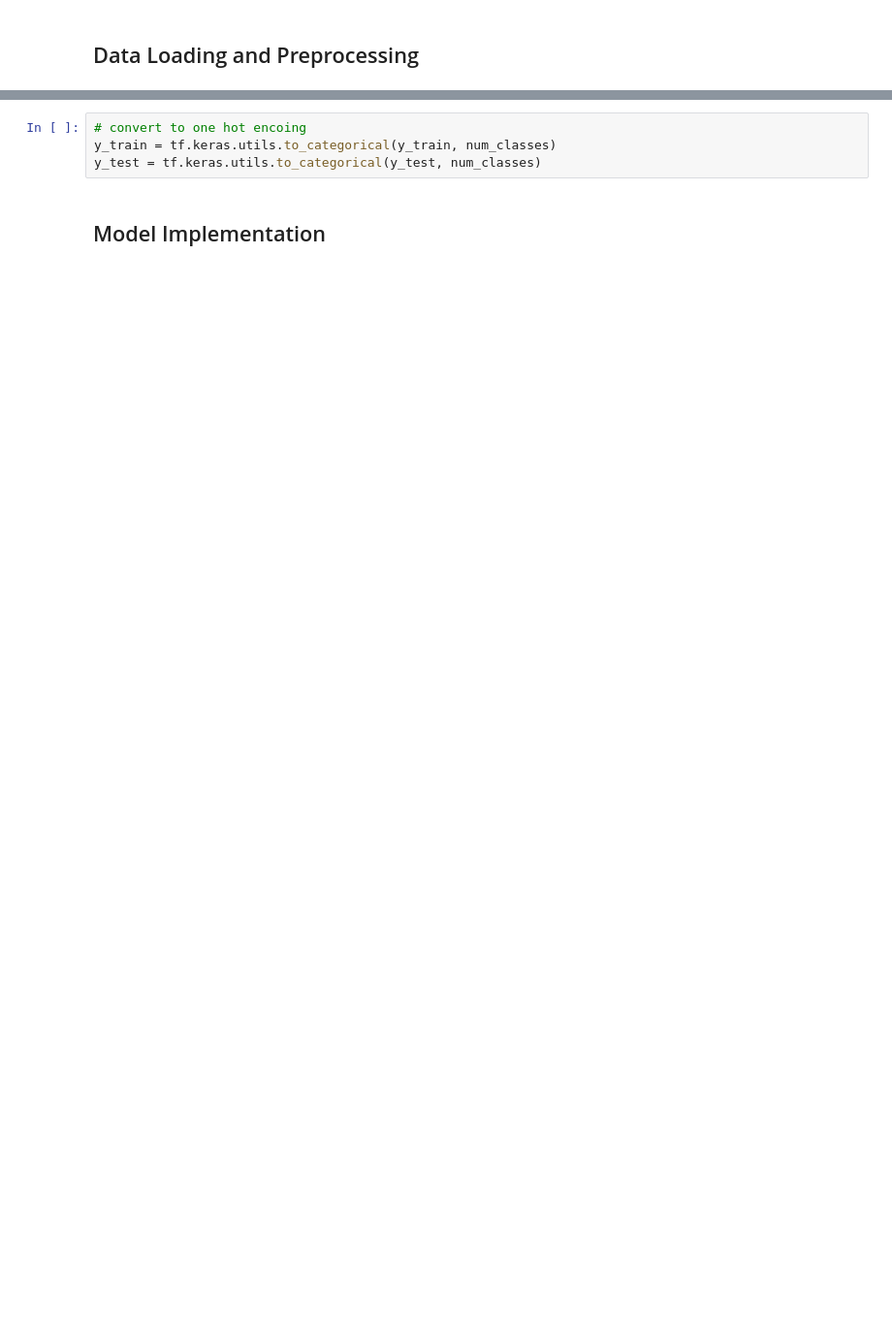
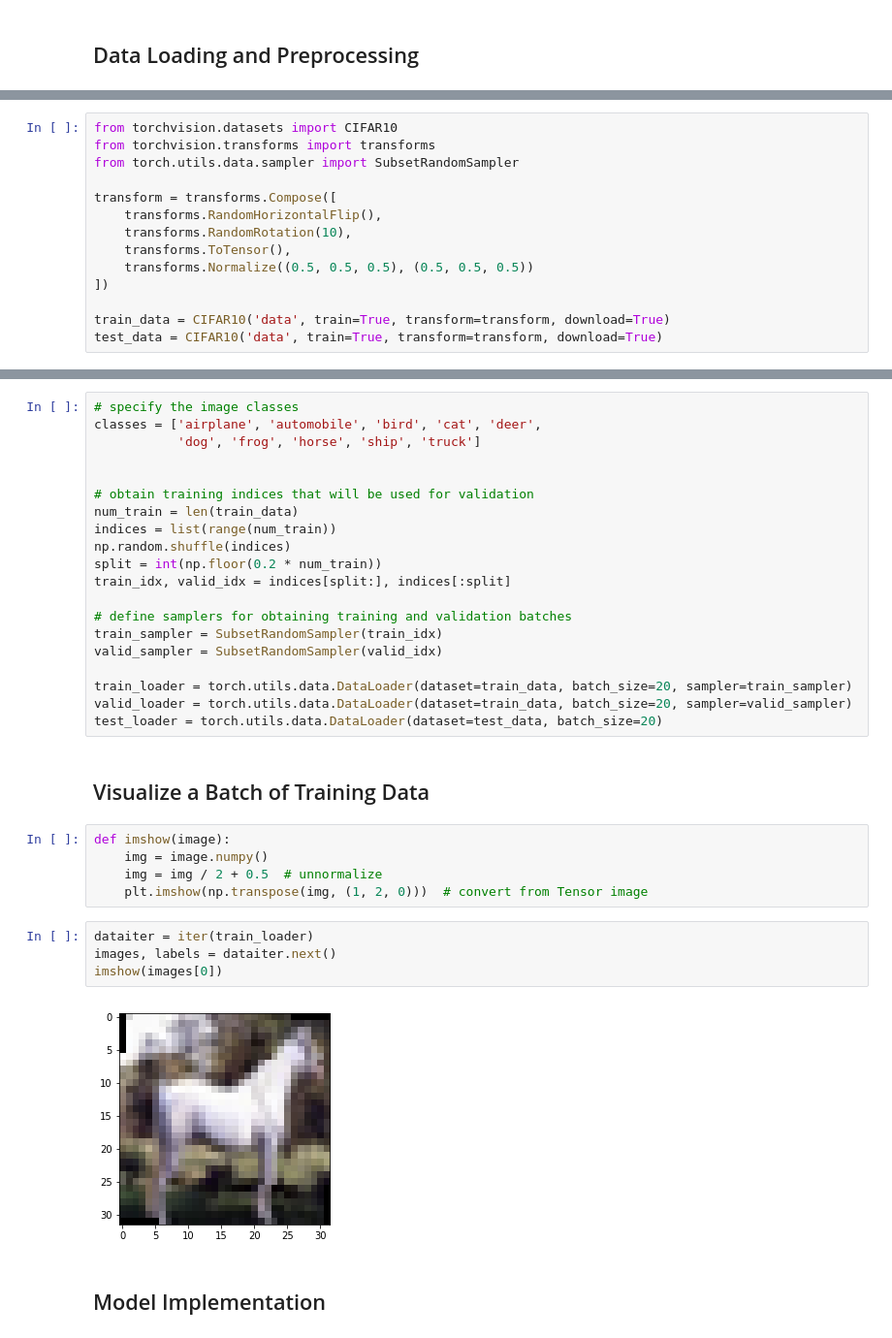
Before and after one commit to deepanshut041/Deep-Learning-Papers, a Jupyter notebook: CNN Models/Alexnet/alexnet.ipynb, the cells around one changed output, grey strips where cells are left out. Shown at 97% size. Cells and saved outputs as stored; diff of their text form; blank space fills up the shorter version.

```diff
--- a/CNN Models/Alexnet/alexnet.ipynb
+++ b/CNN Models/Alexnet/alexnet.ipynb
@@ -33,0 +40,14 @@ from tensorflow.keras.datasets import cifar10
+# %%
+from torchvision.datasets import CIFAR10
+from torchvision.transforms import transforms
+from torch.utils.data.sampler import SubsetRandomSampler
+
+transform = transforms.Compose([
+    transforms.RandomHorizontalFlip(),
+    transforms.RandomRotation(10),
+    transforms.ToTensor(),
+    transforms.Normalize((0.5, 0.5, 0.5), (0.5, 0.5, 0.5))
+])
+
+train_data = CIFAR10('data', train=True, transform=transform, download=True)
+test_data = CIFAR10('data', train=True, transform=transform, download=True)
@@ -44,7 +67,36 @@ Image data shape = (32, 32, 3)
 Number of classes = 10
-# %%
-# convert to one hot encoing
-y_train = tf.keras.utils.to_categorical(y_train, num_classes)
-y_test = tf.keras.utils.to_categorical(y_test, num_classes)
+# %%
+# specify the image classes
+classes = ['airplane', 'automobile', 'bird', 'cat', 'deer',
+           'dog', 'frog', 'horse', 'ship', 'truck']
+
+
+# obtain training indices that will be used for validation
+num_train = len(train_data)
+indices = list(range(num_train))
+np.random.shuffle(indices)
+split = int(np.floor(0.2 * num_train))
+train_idx, valid_idx = indices[split:], indices[:split]
+
+# define samplers for obtaining training and validation batches
+train_sampler = SubsetRandomSampler(train_idx)
+valid_sampler = SubsetRandomSampler(valid_idx)
+
+train_loader = torch.utils.data.DataLoader(dataset=train_data, batch_size=20, sampler=train_sampler)
+valid_loader = torch.utils.data.DataLoader(dataset=train_data, batch_size=20, sampler=valid_sampler)
+test_loader = torch.utils.data.DataLoader(dataset=test_data, batch_size=20)
+# %% [markdown]
+## Visualize a Batch of Training Data
+# %%
+def imshow(image):
+    img = image.numpy()
+    img = img / 2 + 0.5  # unnormalize
+    plt.imshow(np.transpose(img, (1, 2, 0)))  # convert from Tensor image
+# %%
+dataiter = iter(train_loader)
+images, labels = dataiter.next()
+imshow(images[0])
+# %% [output]
+[figure, added]
 # %% [markdown]
 ## Model Implementation
```
Also changed, not shown: parts of 17 cells of this notebook, 2 other files.
